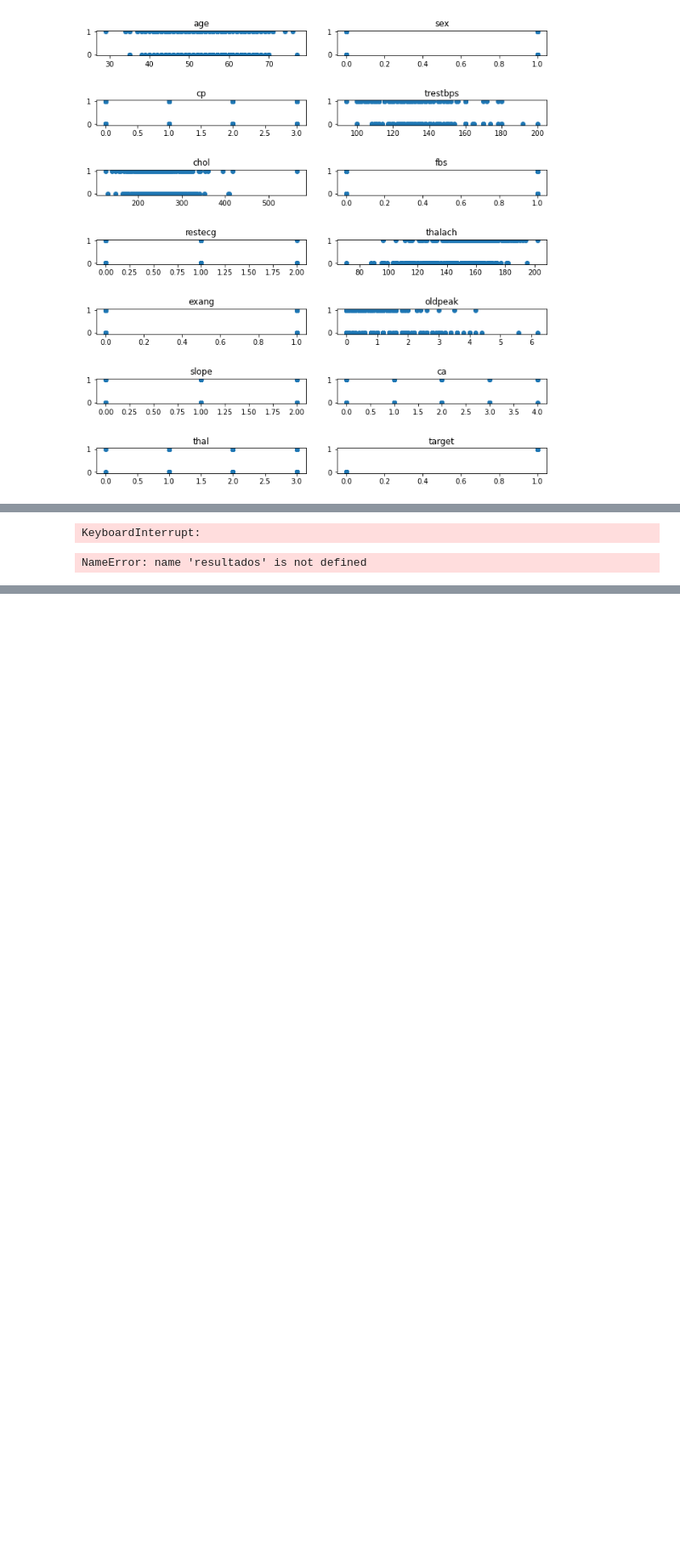
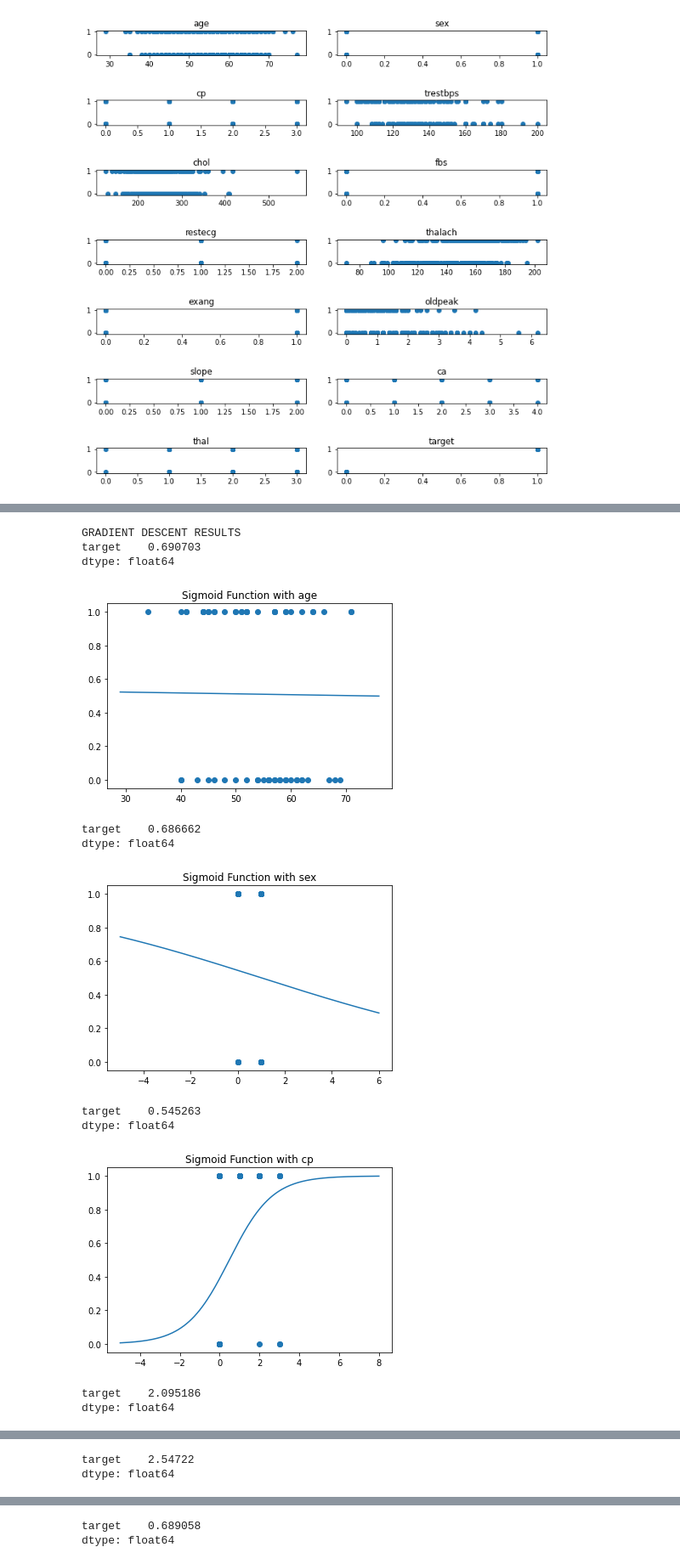
Before and after one commit to JoseGuzmanZamora/elementsOfMachineLearning, a Jupyter notebook: lab3/main.ipynb, the cells around one changed output, grey strips where cells are left out. Shown at 85% size. Saved outputs shown, nothing was run; the diff lists cells and outputs as text; code cells hidden in the pictures; blank space fills up the shorter version.

```diff
--- a/lab3/main.ipynb
+++ b/lab3/main.ipynb
@@ -152,7 +152,7 @@ Start with a simple regression model that tries to predict
 based only on one variable.
 """
 
-def prueba_simple(equis, ye, variable, it):
+def simple_regression(equis, ye, variable, metodo=None, alpha=None, it=None):
     """
     Run Logistic Regression based on One Variable.
 
@@ -172,7 +172,12 @@ def prueba_simple(equis, ye, variable, it):
     unos = np.asarray([1 for i in range(x1.shape[0])])
     xes = np.vstack([unos, x1]).transpose()
     y = np.expand_dims(y,1)
-    res = logisticop.optimize_log2(xes, y, it)
+    if metodo is None:
+        # Case for manual optimization
+        res = logistic.gradient_descent(xes, y, alpha, it)
+        res = res[len(res) - 1][0]
+    else:
+        res = logisticop.optimizar(xes, y, metodo)
     # Continue to setup the plotting
     xl = np.linspace(limite_inferior - 5,limite_superior + 5,200)
     y = 1 / (1 + (np.e ** -(res[0] + xl * res[1])))
@@ -234,26 +202,36 @@ dtype: float64
-# %%
-"""
-Run the algorithm on all of the variables and start comparing
-the costs of each one.
-"""
-
-for i in x_test:
-    te = [0,0]
-    res = prueba_manual(x_train, y_train, te, i, 0.001, 100000)
-    resultados.append(res)
-# %% [output]
-KeyboardInterrupt:
-# %%
-"""
-This cell orders the costs to get the variables that got to the lowest
-values on top. As you can see, the variable that got to the lower cost
-is oldpeak, this variable explains the ST depression induced by
-exercise relative to rest. Since this is a classification problem, we can not
-evaluate the model on cost alone, that's why we are going to use the
-confussion matrix in the next few cells.
-"""
-
-ordenados = sorted(resultados, key=lambda tup: tup[1])
-ordenados
-# %% [output]
-NameError: name 'resultados' is not defined
+# %%
+"""
+Run the algorithm on all of the variables and start comparing
+the costs of each one. We have two options, doing it by gradient descent
+or by the advanced optimization algorithms of BFGS, LBFGSB or TNC. The
+tradeoff is time, gradient descent is much slower; but we have to
+compare the results.
+"""
+
+resultados_gd = []
+resultados_tnc = []
+
+"""
+These loops can be done all in one, but Im doing them separate for
+visualization purposes.
+"""
+print("GRADIENT DESCENT RESULTS")
+for i in x_test:
+    resultados_gd.append((simple_regression(x_test, y_test, i, alpha=0.001, it=10000), i))
+
+print("TNC RESULTS")
+for i in x_test:
+    resultados_tnc.append((simple_regression(x_test, y_test, i, metodo='TNC'), i))
+# %% [output]
+GRADIENT DESCENT RESULTS
+target    0.690703
+dtype: float64
+[figure, added]
+target    0.686662
+dtype: float64
+[figure, added]
+target    0.545263
+dtype: float64
+[figure, added]
+target    2.095186
+dtype: float64
@@ -259,0 +239,2 @@ NameError: name 'resultados' is not defined
+target    2.54722
+dtype: float64
@@ -259,0 +242,2 @@ NameError: name 'resultados' is not defined
+target    0.689058
+dtype: float64
```
Also changed, not shown: parts of 14 cells of this notebook, 1 other file.
